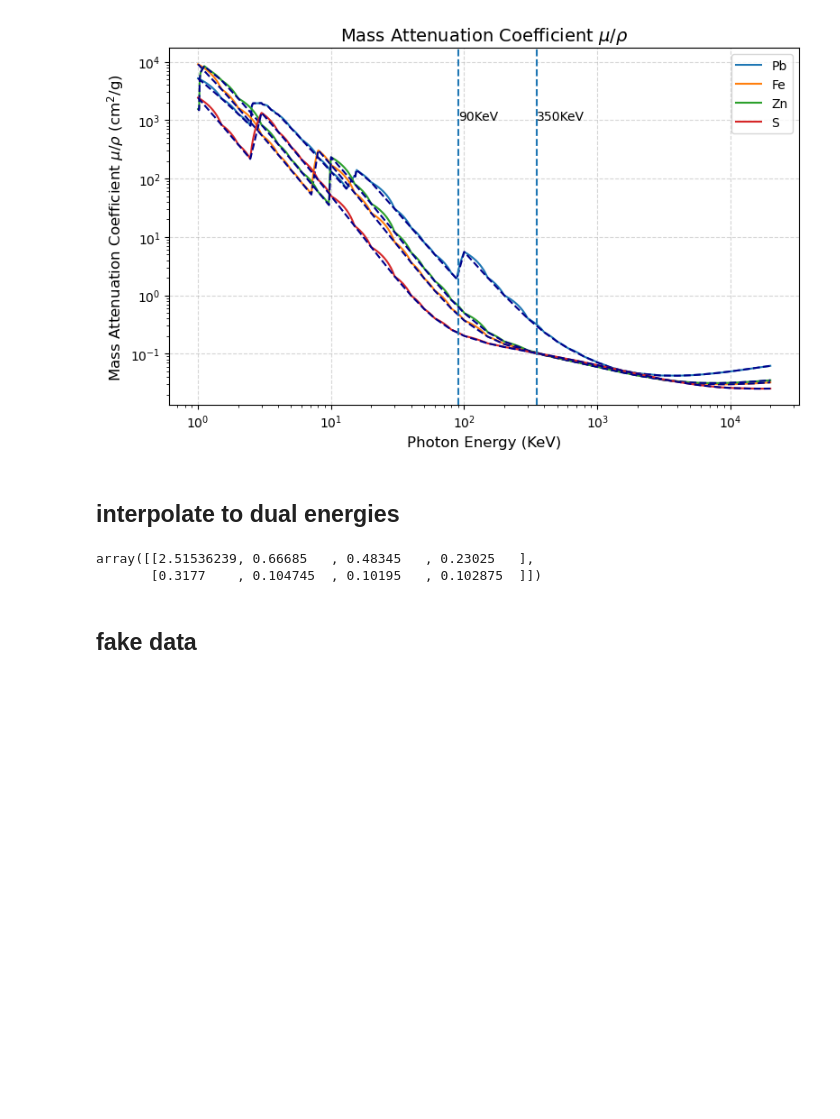
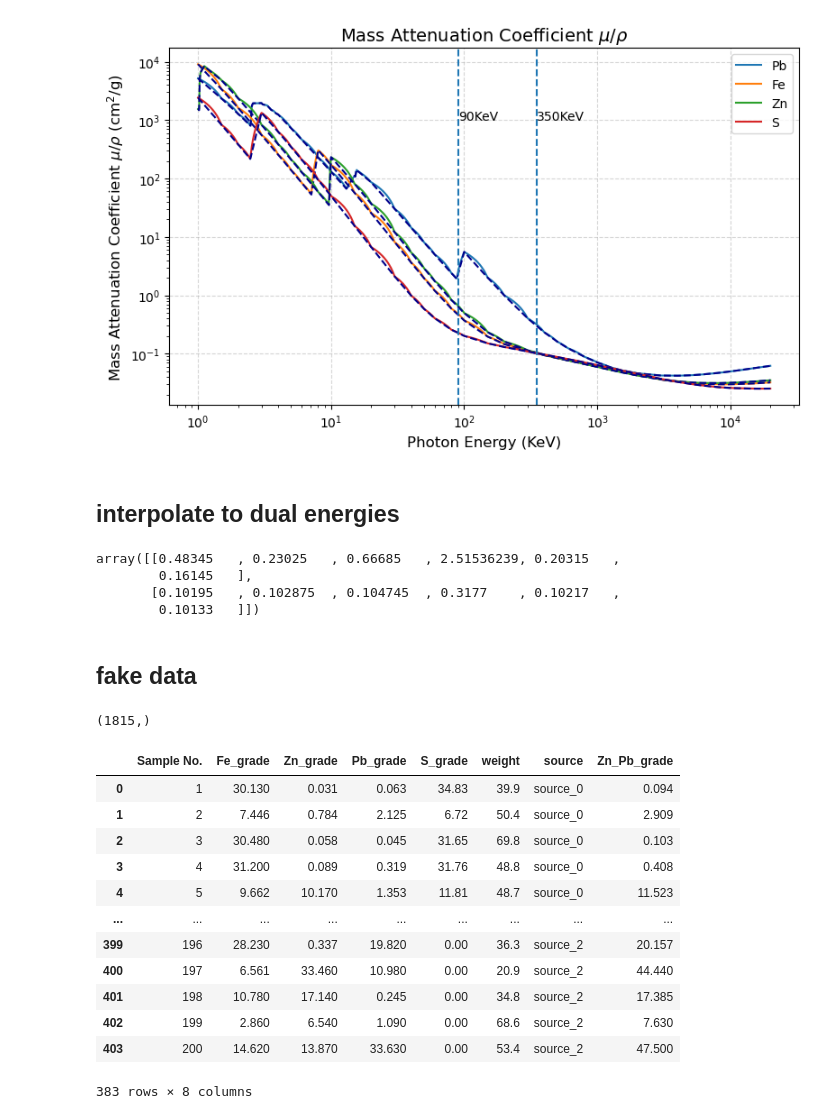
Before and after one commit to yaojian95/jt_ore_sorting, a Jupyter notebook: matrix_grade.ipynb, the cells around one changed output. Saved outputs shown, nothing was run; the diff lists cells and outputs as text; code cells hidden in the pictures; blank space fills up the shorter version.

```diff
--- a/matrix_grade.ipynb
+++ b/matrix_grade.ipynb
@@ -199,7 +204,29 @@ for symbol in ['Pb', 'Zn', 'Fe', 'S']:
-# %%
-np.array(mu)
-# %% [output]
-array([[2.51536239, 0.66685   , 0.48345   , 0.23025   ],
-       [0.3177    , 0.104745  , 0.10195   , 0.102875  ]])
+# %%
+mu
+# %% [output]
+array([[0.48345   , 0.23025   , 0.66685   , 2.51536239, 0.20315   ,
+        0.16145   ],
+       [0.10195   , 0.102875  , 0.104745  , 0.3177    , 0.10217   ,
+        0.10133   ]])
 # %% [markdown]
 ## fake data
+# %%
+pixels[1][0].shape
+# %% [output]
+(1815,)
+# %%
+data
+# %% [output]
+|  | Sample No. | Fe_grade | Zn_grade | Pb_grade | S_grade | weight | source | Zn_Pb_grade |
+| 0 | 1 | 30.130 | 0.031 | 0.063 | 34.83 | 39.9 | source_0 | 0.094 |
+| 1 | 2 | 7.446 | 0.784 | 2.125 | 6.72 | 50.4 | source_0 | 2.909 |
+| 2 | 3 | 30.480 | 0.058 | 0.045 | 31.65 | 69.8 | source_0 | 0.103 |
+| 3 | 4 | 31.200 | 0.089 | 0.319 | 31.76 | 48.8 | source_0 | 0.408 |
+| 4 | 5 | 9.662 | 10.170 | 1.353 | 11.81 | 48.7 | source_0 | 11.523 |
+| ... | ... | ... | ... | ... | ... | ... | ... | ... |
+| 399 | 196 | 28.230 | 0.337 | 19.820 | 0.00 | 36.3 | source_2 | 20.157 |
+| 400 | 197 | 6.561 | 33.460 | 10.980 | 0.00 | 20.9 | source_2 | 44.440 |
+| 401 | 198 | 10.780 | 17.140 | 0.245 | 0.00 | 34.8 | source_2 | 17.385 |
+| 402 | 199 | 2.860 | 6.540 | 1.090 | 0.00 | 68.6 | source_2 | 7.630 |
+| 403 | 200 | 14.620 | 13.870 | 33.630 | 0.00 | 53.4 | source_2 | 47.500 |
+383 rows × 8 columns
```
Also changed, not shown: parts of 9 cells of this notebook.
